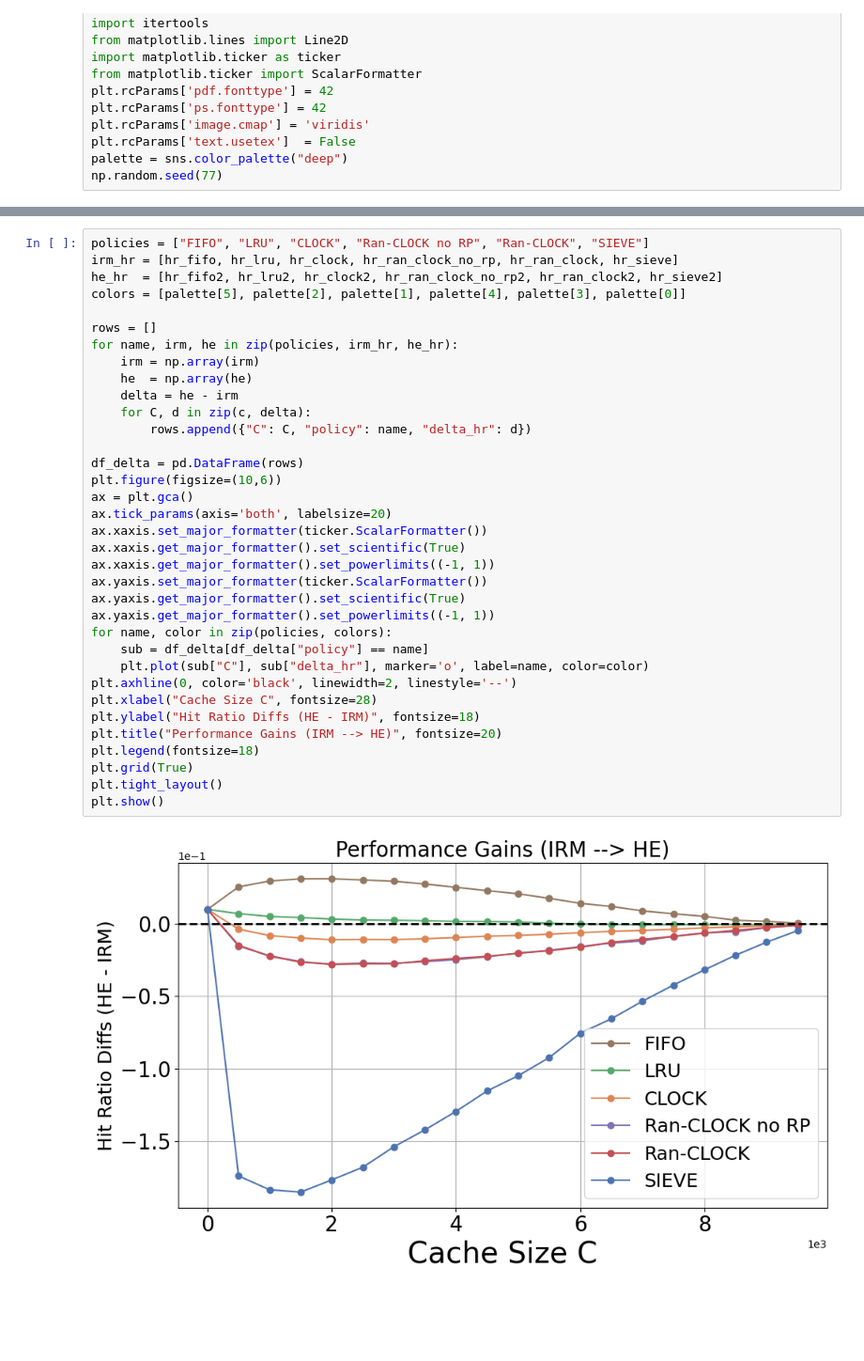
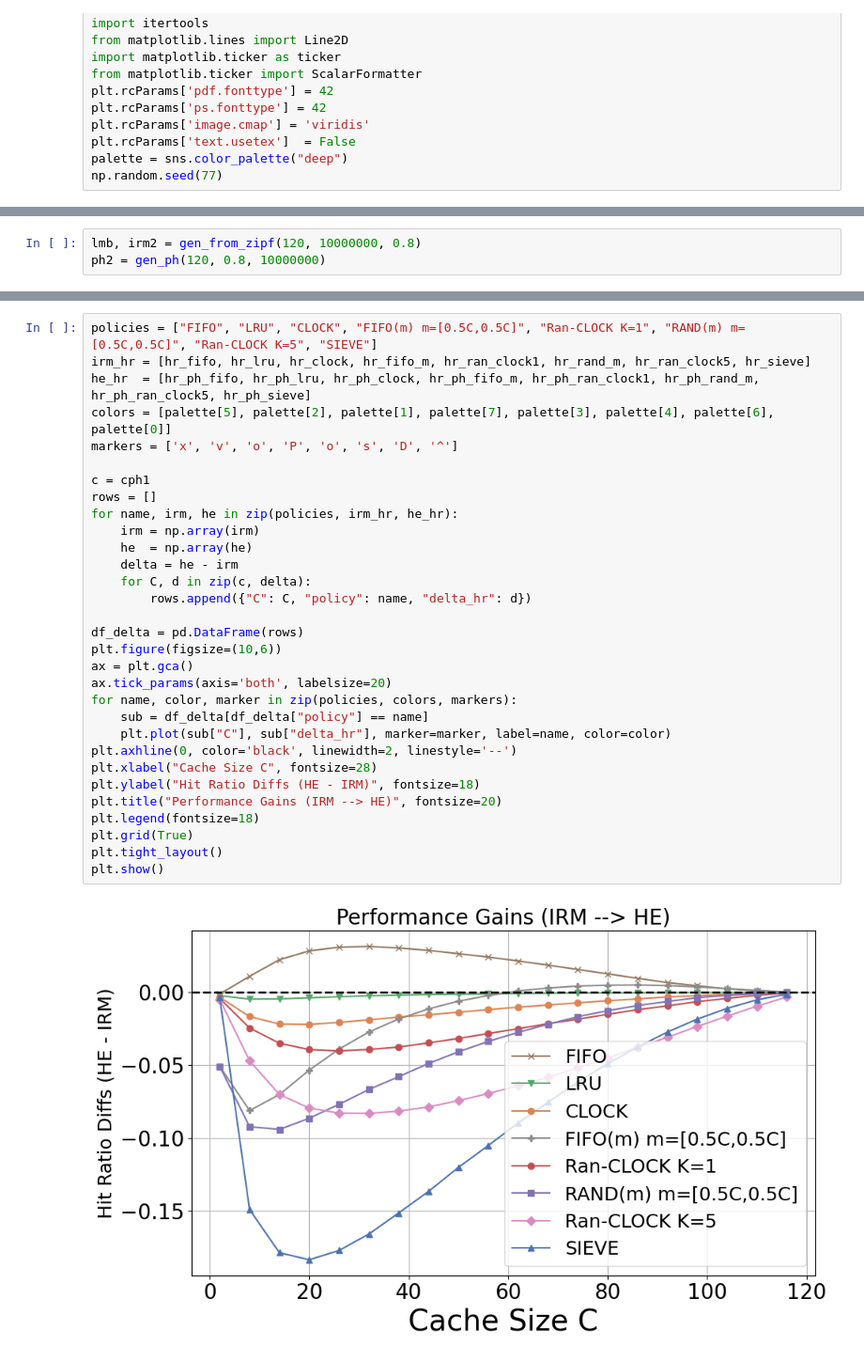
Before and after one commit to Effygal/cache-modeling, a Jupyter notebook: mrc-analysis.ipynb, the cells around one changed output, grey strips where cells are left out. Shown at 94% size. Cells and saved outputs as stored; diff of their text form; blank space fills up the shorter version.

Commit message:
Added mrc simulations to mrc-analysis; moved RanCLOCK analysis to ran-clock

```diff
--- a/mrc-analysis.ipynb
+++ b/mrc-analysis.ipynb
@@ -105,2 +102,5 @@ trace2 = gen_ph(100, 0.6, 1000000)
+# %%
+lmb, irm2 = gen_from_zipf(120, 10000000, 0.8)
+ph2 = gen_ph(120, 0.8, 10000000)
 # %%
 # iads should match
@@ -247,37 +261,33 @@ SIEVE: 0.5753432999999999
 # %%
-policies = ["FIFO", "LRU", "CLOCK", "Ran-CLOCK no RP", "Ran-CLOCK", "SIEVE"]
-irm_hr = [hr_fifo, hr_lru, hr_clock, hr_ran_clock_no_rp, hr_ran_clock, hr_sieve]
-he_hr  = [hr_fifo2, hr_lru2, hr_clock2, hr_ran_clock_no_rp2, hr_ran_clock2, hr_sieve2]
-colors = [palette[5], palette[2], palette[1], palette[4], palette[3], palette[0]]
+policies = ["FIFO", "LRU", "CLOCK", "FIFO(m) m=[0.5C,0.5C]", "Ran-CLOCK K=1", "RAND(m) m=[0.5C,0.5C]", "Ran-CLOCK K=5", "SIEVE"]
+irm_hr = [hr_fifo, hr_lru, hr_clock, hr_fifo_m, hr_ran_clock1, hr_rand_m, hr_ran_clock5, hr_sieve]
+he_hr  = [hr_ph_fifo, hr_ph_lru, hr_ph_clock, hr_ph_fifo_m, hr_ph_ran_clock1, hr_ph_rand_m, hr_ph_ran_clock5, hr_ph_sieve]
+colors = [palette[5], palette[2], palette[1], palette[7], palette[3], palette[4], palette[6], palette[0]]
+markers = ['x', 'v', 'o', 'P', 'o', 's', 'D', '^']
 
+c = cph1
 rows = []
 for name, irm, he in zip(policies, irm_hr, he_hr):
     irm = np.array(irm)
     he  = np.array(he)
     delta = he - irm
     for C, d in zip(c, delta):
         rows.append({"C": C, "policy": name, "delta_hr": d})
 
 df_delta = pd.DataFrame(rows)
 plt.figure(figsize=(10,6))
 ax = plt.gca()
 ax.tick_params(axis='both', labelsize=20)
-ax.xaxis.set_major_formatter(ticker.ScalarFormatter())
-ax.xaxis.get_major_formatter().set_scientific(True)
-ax.xaxis.get_major_formatter().set_powerlimits((-1, 1))
-ax.yaxis.set_major_formatter(ticker.ScalarFormatter())
-ax.yaxis.get_major_formatter().set_scientific(True)
-ax.yaxis.get_major_formatter().set_powerlimits((-1, 1))
-for name, color in zip(policies, colors):
+for name, color, marker in zip(policies, colors, markers):
     sub = df_delta[df_delta["policy"] == name]
-    plt.plot(sub["C"], sub["delta_hr"], marker='o', label=name, color=color)
+    plt.plot(sub["C"], sub["delta_hr"], marker=marker, label=name, color=color)
 plt.axhline(0, color='black', linewidth=2, linestyle='--')
 plt.xlabel("Cache Size C", fontsize=28)
 plt.ylabel("Hit Ratio Diffs (HE - IRM)", fontsize=18)
 plt.title("Performance Gains (IRM --> HE)", fontsize=20)
 plt.legend(fontsize=18)
 plt.grid(True)
 plt.tight_layout()
 plt.show()
 # %% [output]
-[figure, old version]
+[figure, new version]
```
Also changed, not shown: parts of 26 cells of this notebook, 1 other file.
